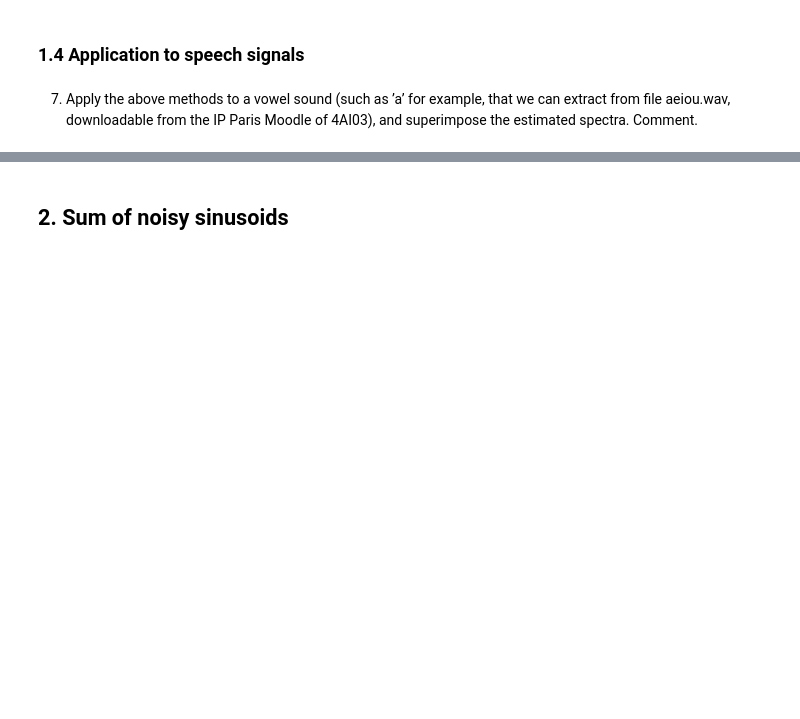
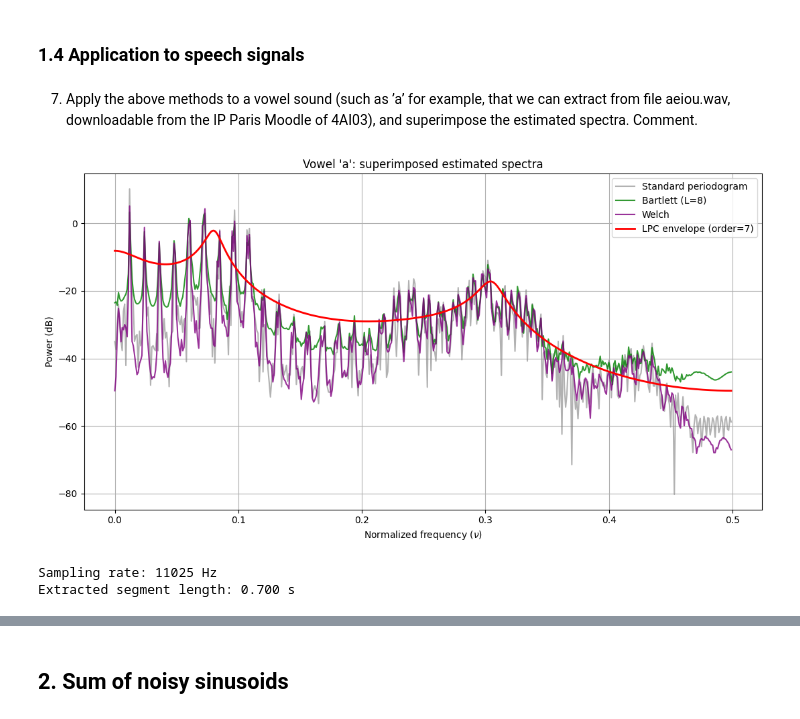
Before and after one commit to carlmonnaert/spectral-estimation-lab, a Jupyter notebook: spectral-estimation.ipynb, the cells around one changed output, grey strips where cells are left out. Saved outputs shown, nothing was run; the diff lists cells and outputs as text; code cells hidden in the pictures; blank space fills up the shorter version.

```diff
--- a/spectral-estimation.ipynb
+++ b/spectral-estimation.ipynb
@@ -355,3 +358,61 @@ Unlike the highly noisy non-parametric periodogram, the parametric AR model accu
 ### 1.4 Application to speech signals
 # %% [markdown]
 7. Apply the above methods to a vowel sound (such as ’a’ for example, that we can extract from file aeiou.wav, downloadable from the IP Paris Moodle of 4AI03), and superimpose the estimated spectra. Comment.
+# %%
+# Load the vowel recording and keep a mono signal
+audio_path = "aeiou.wav"
+signal_speech, sr = sf.read(audio_path)
+if signal_speech.ndim > 1:
+    signal_speech = signal_speech.mean(axis=1)
+
+# Extract a segment of the vowel 'a'
+start_time = 0.2
+end_time = 0.9
+start_sample = int(start_time * sr)
+end_sample = int(end_time * sr)
+y_a = signal_speech[start_sample:end_sample]
+
+# Frequency grid
+nu_values = np.arange(0, 0.5, 0.001)
+eps = 1e-12
+
+# Non-parametric spectra (methods from section 1.2)
+p_std = np.array([periodogram(y_a, 'standard')(nu) for nu in nu_values])
+p_bar = np.array([periodogram(y_a, 'bartlett', bartlett_L=8)(nu) for nu in nu_values])
+p_wel = np.array([periodogram(y_a, 'welch')(nu) for nu in nu_values])
+
+p_std_db = 10 * np.log10(p_std + eps)
+p_bar_db = 10 * np.log10(p_bar + eps)
+p_wel_db = 10 * np.log10(p_wel + eps)
+
+# Parametric spectrum via LPC (section 1.3)
+order = 7
+a_lpc = librosa.lpc(y_a, order=order)
+residu = scipy.signal.lfilter(a_lpc, [1], y_a)
+variance_estimee = np.var(residu)
+
+k = np.arange(order + 1)
+A_mu = np.array([np.sum(a_lpc * np.exp(-2j * np.pi * nu * k)) for nu in nu_values])
+psd_estimee = variance_estimee / (np.abs(A_mu)**2 + eps)
+psd_estimee_dB = 10 * np.log10(psd_estimee + eps)
+
+# Superimposed spectra
+plt.figure(figsize=(11, 6))
+plt.plot(nu_values, p_std_db, color='gray', alpha=0.6, label='Standard periodogram')
+plt.plot(nu_values, p_bar_db, color='green', alpha=0.8, label='Bartlett (L=8)')
+plt.plot(nu_values, p_wel_db, color='purple', alpha=0.8, label='Welch')
+plt.plot(nu_values, psd_estimee_dB, color='red', linewidth=2.0, label=f'LPC envelope (order={order})')
+plt.title("Vowel 'a': superimposed estimated spectra")
+plt.xlabel('Normalized frequency ($\\nu$)')
+plt.ylabel('Power (dB)')
+plt.grid(True)
+plt.legend()
+plt.tight_layout()
+plt.show()
+
+print(f"Sampling rate: {sr} Hz")
+print(f"Extracted segment length: {len(y_a)/sr:.3f} s")
+# %% [output]
+[figure, added]
+Sampling rate: 11025 Hz
+Extracted segment length: 0.700 s
```
Also changed, not shown: parts of 10 cells of this notebook, 3 other files.
